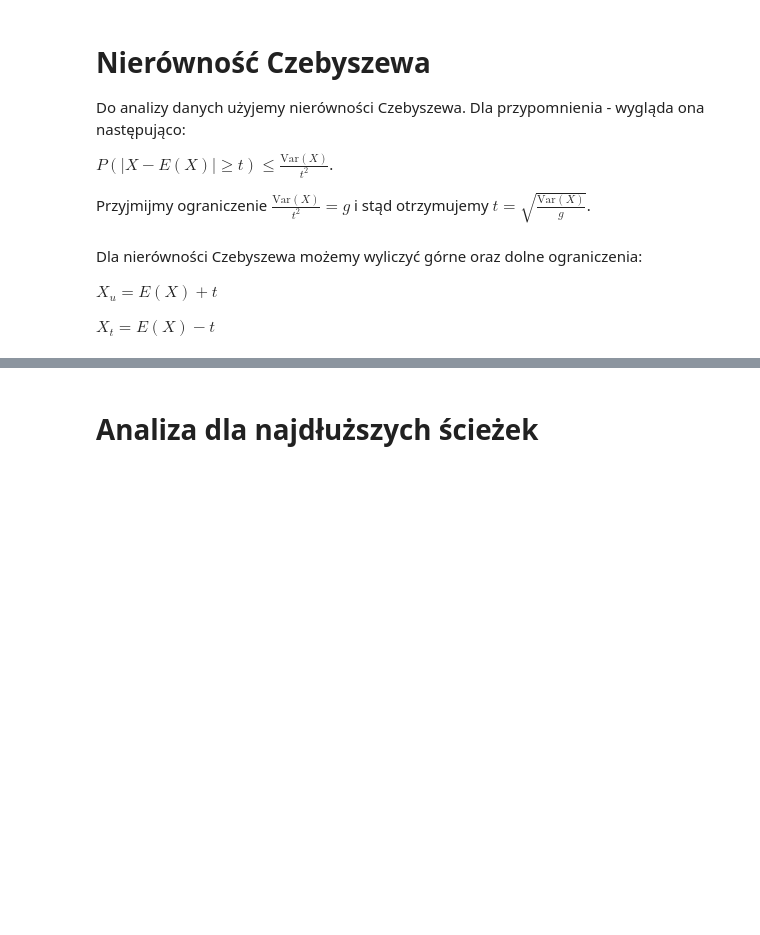
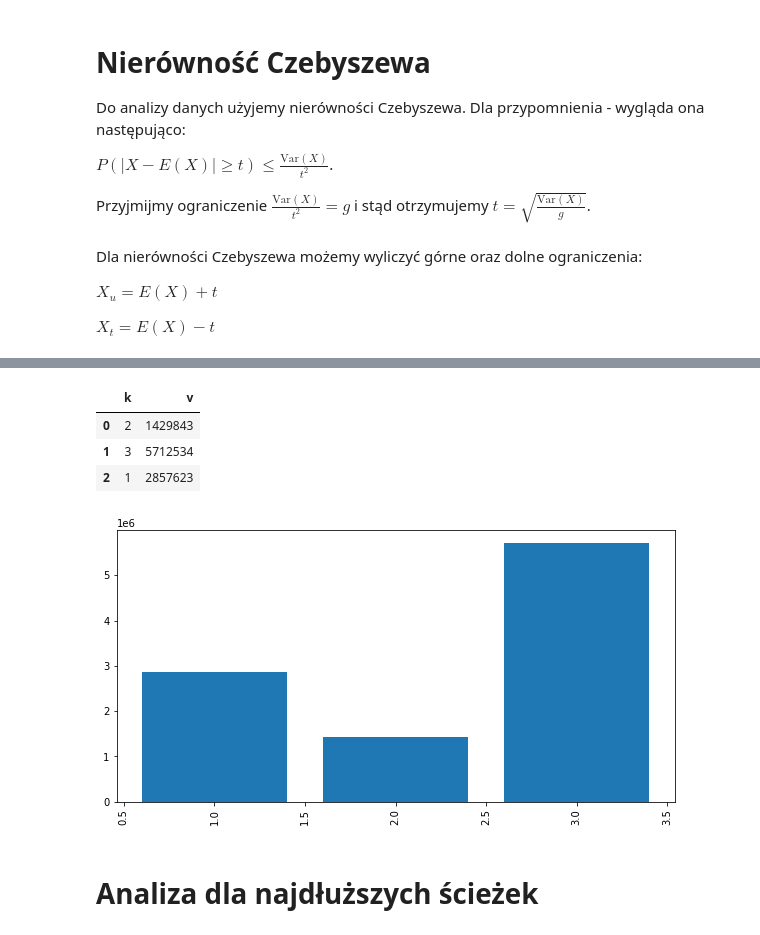
Before and after one commit to JakubGogola-IDENTT/mpa, a Jupyter notebook: lab5/analysis.ipynb, the cells around one changed output, grey strips where cells are left out. Saved outputs shown, nothing was run; the diff lists cells and outputs as text; code cells hidden in the pictures; blank space fills up the shorter version.

```diff
--- a/lab5/analysis.ipynb
+++ b/lab5/analysis.ipynb
@@ -90,3 +90,19 @@ draw_plot(min, t_min, xu_min, xl_min)
+# %%
+data_protection = pd.read_csv('results_protection.csv')
+data_protection
+# %% [output]
+|  | k | v |
+| 0 | 2 | 1429843 |
+| 1 | 3 | 5712534 |
+| 2 | 1 | 2857623 |
+# %%
+plt.figure(figsize=(10,5))
+plt.xticks(rotation='vertical')
+plt.bar(data_protection['k'], data_protection['v'])
+plt.show()	// a.TestForDifferentN()
+	// a.TestUniformDistribution()
+# %% [output]
+[figure, added]
 # %% [markdown]
 # Analiza dla najdłuższych ścieżek
 # %%
```
Also changed, not shown: parts of 11 cells of this notebook, 7 other files.
